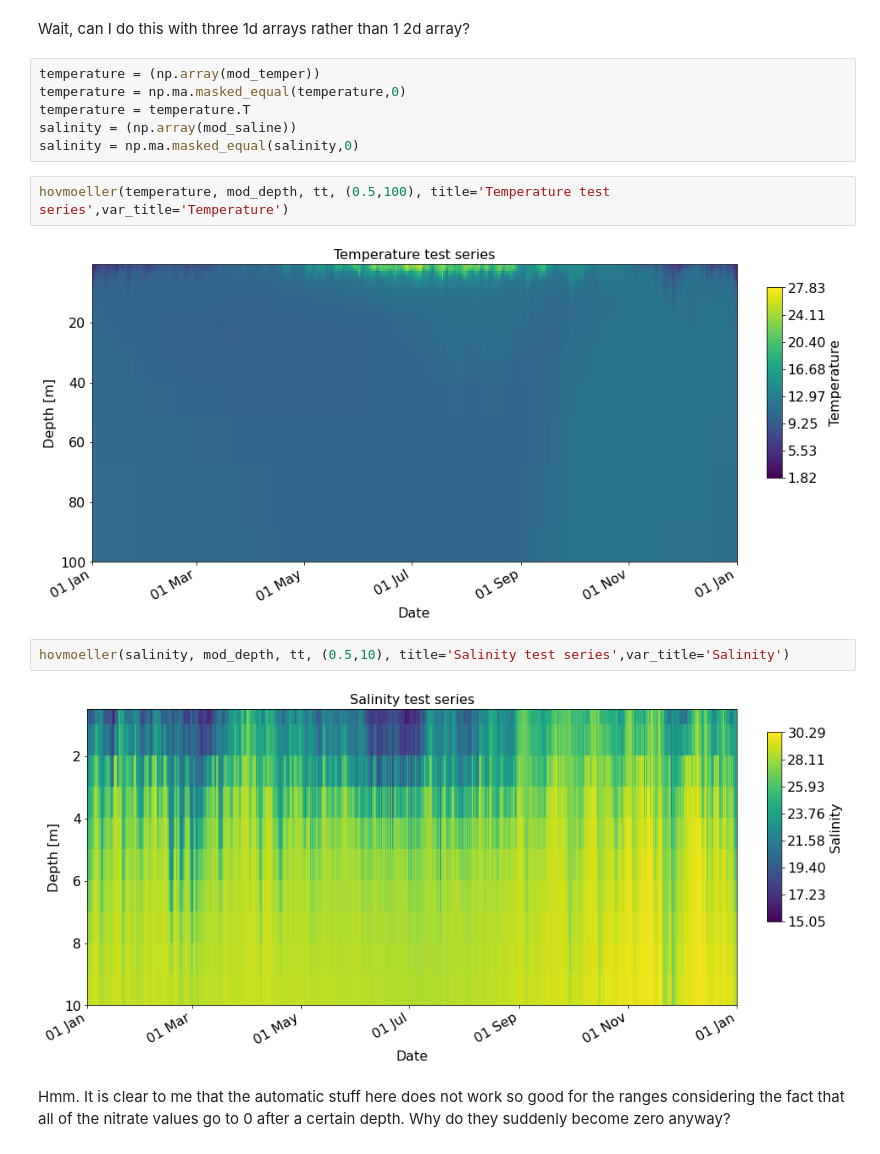
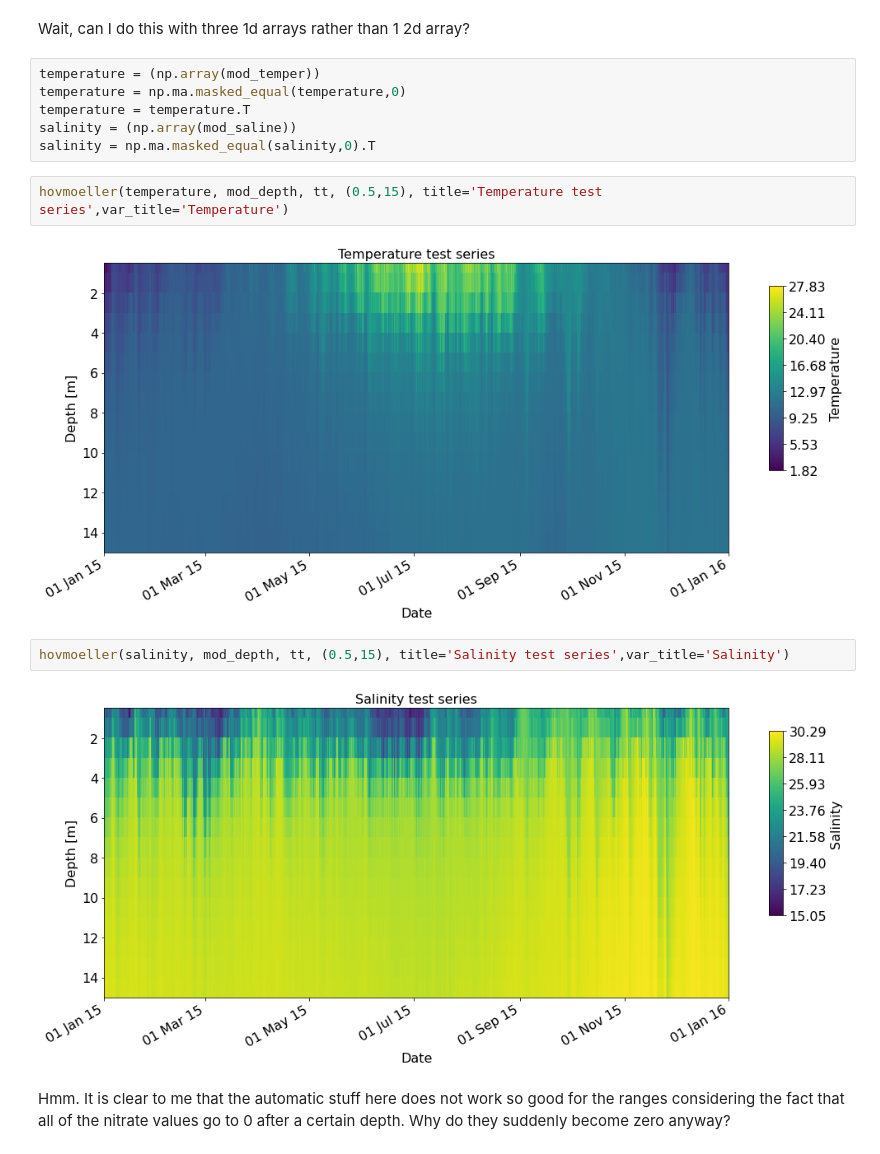
Before and after one commit to SalishSeaCast/analysis-keegan, a Jupyter notebook: notebooks/Evaluations/Continuous_Timeseries/New_format_practice.ipynb, the cells around one changed output. Cells and saved outputs as stored; diff of their text form.

```diff
--- a/notebooks/Evaluations/Continuous_Timeseries/New_format_practice.ipynb
+++ b/notebooks/Evaluations/Continuous_Timeseries/New_format_practice.ipynb
@@ -222,15 +215,15 @@ temperature = (np.array(mod_temper))
 temperature = np.ma.masked_equal(temperature,0)
 temperature = temperature.T
 salinity = (np.array(mod_saline))
-salinity = np.ma.masked_equal(salinity,0)
+salinity = np.ma.masked_equal(salinity,0).T
 # %%
-hovmoeller(temperature, mod_depth, tt, (0.5,100), title='Temperature test series',var_title='Temperature')
+hovmoeller(temperature, mod_depth, tt, (0.5,15), title='Temperature test series',var_title='Temperature')
 # %% [output]
-[figure, old version]
+[figure, new version]
 # %%
-hovmoeller(salinity, mod_depth, tt, (0.5,10), title='Salinity test series',var_title='Salinity')
+hovmoeller(salinity, mod_depth, tt, (0.5,15), title='Salinity test series',var_title='Salinity')
 # %% [output]
-[figure, old version]
+[figure, new version]
 # %% [markdown]
 Hmm. It is clear to me that the automatic stuff here does not work so good for the ranges considering the fact that all of the nitrate values go to 0 after a certain depth. Why do they suddenly become zero anyway?
 # %%
```
Also changed, not shown: parts of 12 cells of this notebook.
